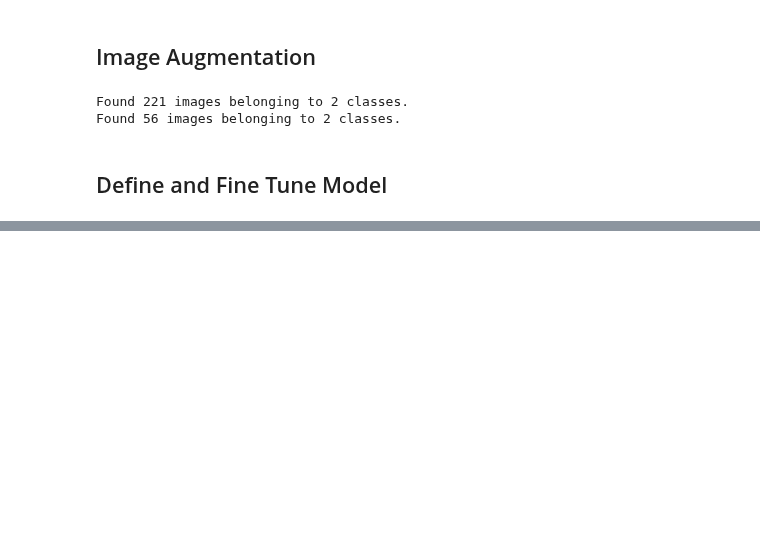
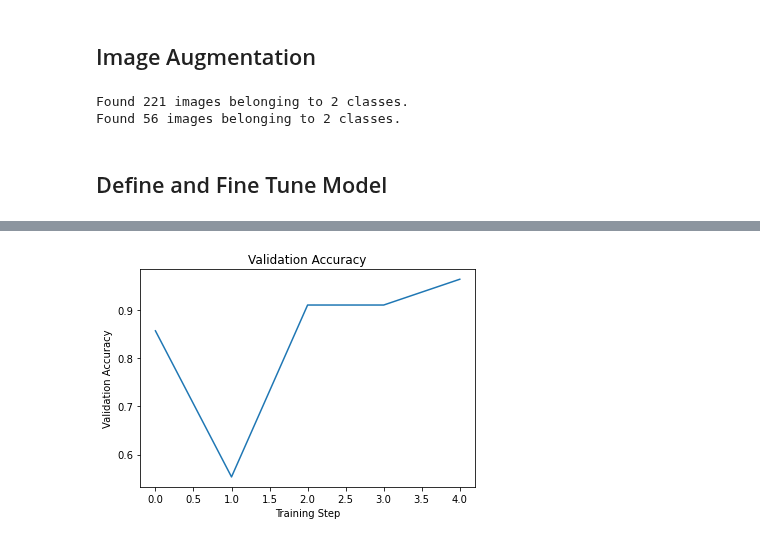
Before and after one commit to jvgalvin/Portfolio, a Jupyter notebook: notebooks/classification_notebook.ipynb, the cells around one changed output, grey strips where cells are left out. Drawn from its saved outputs; the diff is of its cells as text; code cells hidden in the pictures; blank space fills up the shorter version.

```diff
--- a/notebooks/classification_notebook.ipynb
+++ b/notebooks/classification_notebook.ipynb
@@ -239,0 +240,11 @@ print (val_generator.class_indices)
+# %%
+# Visualize accuracy
+
+losses = history.history['val_acc']
+plt.plot(losses)
+plt.xlabel('Training Step')
+plt.ylabel('Validation Accuracy')
+plt.title('Validation Accuracy')
+plt.show()
+# %% [output]
+[figure, added]
```
Also changed, not shown: parts of 31 cells of this notebook, 33 other files.
